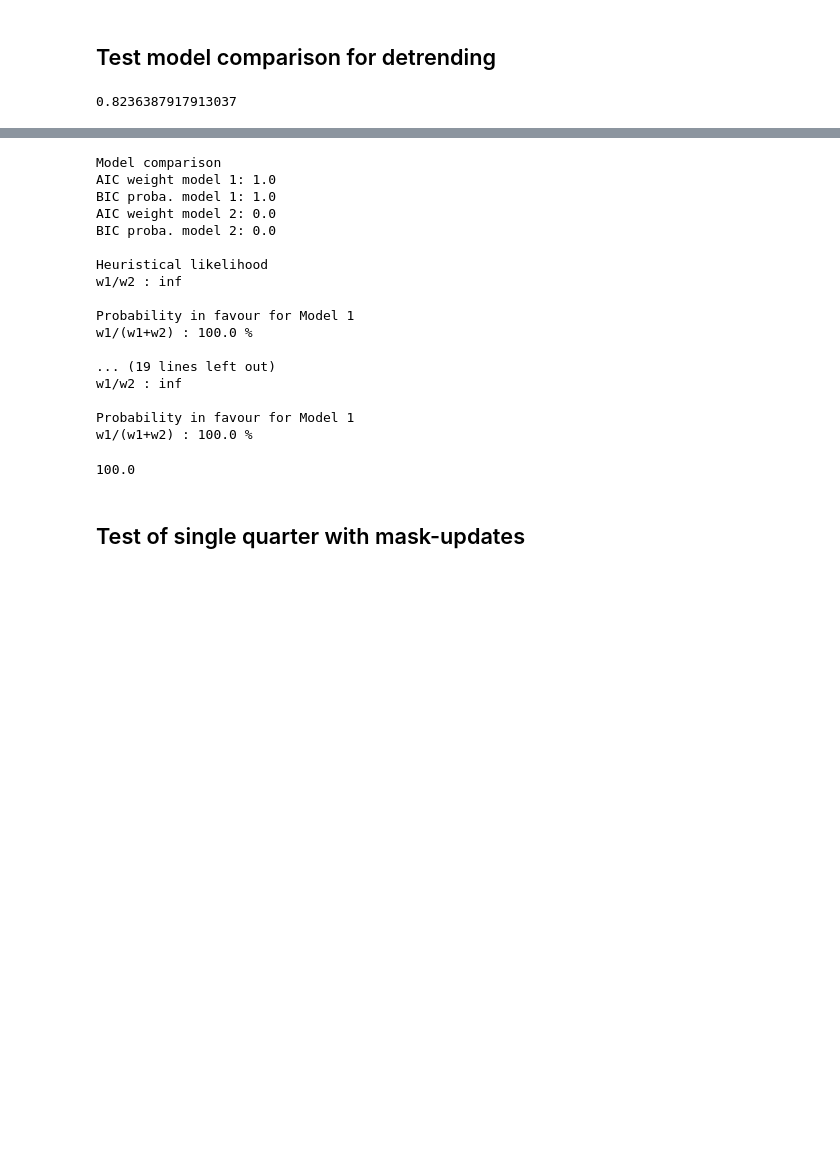
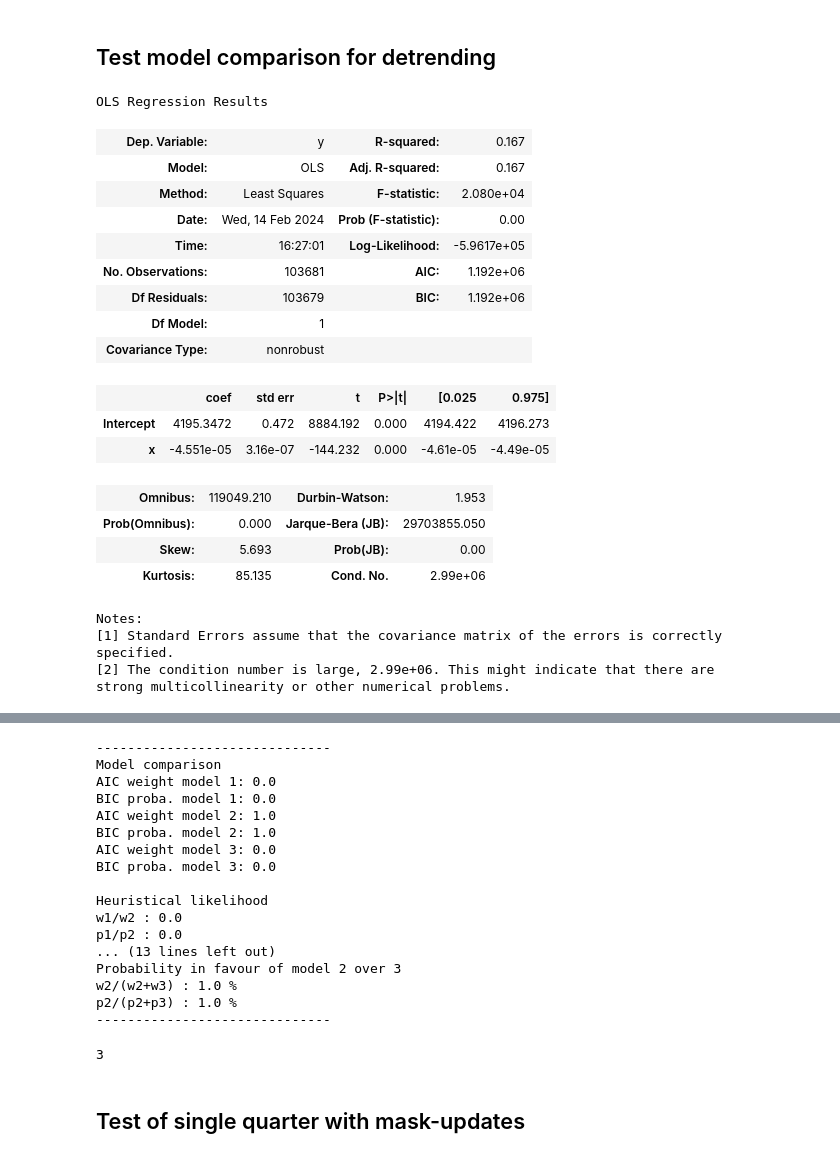
Before and after one commit to ivs-kuleuven/platosim3, a Jupyter notebook: docs/technicalnotes/MOCKA/Post-processing.ipynb, the cells around one changed output, grey strips where cells are left out. Cells and saved outputs as stored; diff of their text form; code cells hidden in the pictures; blank space fills up the shorter version.

```diff
--- a/docs/technicalnotes/MOCKA/Post-processing.ipynb
+++ b/docs/technicalnotes/MOCKA/Post-processing.ipynb
@@ -174,28 +174,48 @@ lc.plot(flux_unit='ppt', input_model=True);
 # %% [markdown]
 ## Test model comparison for detrending
 # %%
-Q = 3
-lc = LightCurve(f'{path}/test_local/000000005/000000005_Ncam4.1_Q3.hdf5')
+filename = f'{path}/test_local/000000001/000000001_Ncam1.1_Q1.hdf5'
+# filename = f'{path}/test_local/000000005/000000005_Ncam4.1_Q3.hdf5'
+lc = LightCurve(filename)
 sim = Simulation('test.hdf5')
-beginExposureNr = int(315569*(Q-1))
+beginExposureNr = int(315569*(int(filename[-6])-1))
 numExposures    = 312113
 # %%
 # Data
 df = lc.data()
 df = df.loc[:int(30*86400/25)]
 df = df.rename(columns={'time':'x', 'flux':'y'})
 
 # Test models
 model1 = 'y ~ x'
 model2 = 'y ~ x + I(x**2)'
 model3 = 'y ~ x + I(x**2) + I(x**3)'
 fit1 = sm.OLS.from_formula(formula=model1, data=df).fit()
 fit2 = sm.OLS.from_formula(formula=model2, data=df).fit()
 fit3 = sm.OLS.from_formula(formula=model3, data=df).fit()
 fit1.summary()
-fit1.rsquared
 # %% [output]
-0.8236387917913037
+OLS Regression Results
+| Dep. Variable: | y | R-squared: | 0.167 |
+| Model: | OLS | Adj. R-squared: | 0.167 |
+| Method: | Least Squares | F-statistic: | 2.080e+04 |
+| Date: | Wed, 14 Feb 2024 | Prob (F-statistic): | 0.00 |
+| Time: | 16:27:01 | Log-Likelihood: | -5.9617e+05 |
+| No. Observations: | 103681 | AIC: | 1.192e+06 |
+| Df Residuals: | 103679 | BIC: | 1.192e+06 |
+| Df Model: | 1 |  |  |
+| Covariance Type: | nonrobust |  |  |
+|  | coef | std err | t | P>|t| | [0.025 | 0.975] |
+| Intercept | 4195.3472 | 0.472 | 8884.192 | 0.000 | 4194.422 | 4196.273 |
+| x | -4.551e-05 | 3.16e-07 | -144.232 | 0.000 | -4.61e-05 | -4.49e-05 |
+| Omnibus: | 119049.210 | Durbin-Watson: | 1.953 |
+| Prob(Omnibus): | 0.000 | Jarque-Bera (JB): | 29703855.050 |
+| Skew: | 5.693 | Prob(JB): | 0.00 |
+| Kurtosis: | 85.135 | Cond. No. | 2.99e+06 |
+Notes:
+[1] Standard Errors assume that the covariance matrix of the errors is correctly specified.
+[2] The condition number is large, 2.99e+06. This might indicate that there are
+strong multicollinearity or other numerical problems.
 # %%
 st.plot_modelfit(df, fit1, model1, theme='b');
 # %% [output]
@@ -212,28 +232,28 @@ st.plot_modelfit(df, fit3, model3, theme='r');
 [interactive output not drawn]
 [interactive output not drawn]
 # %%
-st.model_selection([fit1.aic, fit2.aic], [fit1.bic, fit2.bic], show=True);
-st.model_selection([fit1.aic, fit3.aic], [fit1.bic, fit3.bic], show=True);
-st.model_selection([fit2.aic, fit3.aic], [fit2.bic, fit3.bic], show=True)
+AIC_j = [fit1.aic, fit2.aic, fit3.aic]
+BIC_j = [fit1.bic, fit2.bic, fit3.bic]
+st.model_selection(AIC_j, BIC_j, show=True)
 # %% [output]
+------------------------------
 Model comparison
-AIC weight model 1: 1.0
-BIC proba. model 1: 1.0
-AIC weight model 2: 0.0
-BIC proba. model 2: 0.0
+AIC weight model 1: 0.0
+BIC proba. model 1: 0.0
+AIC weight model 2: 1.0
+BIC proba. model 2: 1.0
+AIC weight model 3: 0.0
+BIC proba. model 3: 0.0
 
 Heuristical likelihood
-w1/w2 : inf
-
-Probability in favour for Model 1
-w1/(w1+w2) : 100.0 %
-
-... (19 lines left out)
-w1/w2 : inf
-
-Probability in favour for Model 1
-w1/(w1+w2) : 100.0 %
+w1/w2 : 0.0
+p1/p2 : 0.0
+... (13 lines left out)
+Probability in favour of model 2 over 3
+w2/(w2+w3) : 1.0 %
+p2/(p2+p3) : 1.0 %
+------------------------------
-100.0
+3
 # %% [markdown]
 ## Test of single quarter with mask-updates
 # %%
```
Also changed, not shown: parts of 3 cells of this notebook, 8 other files.
